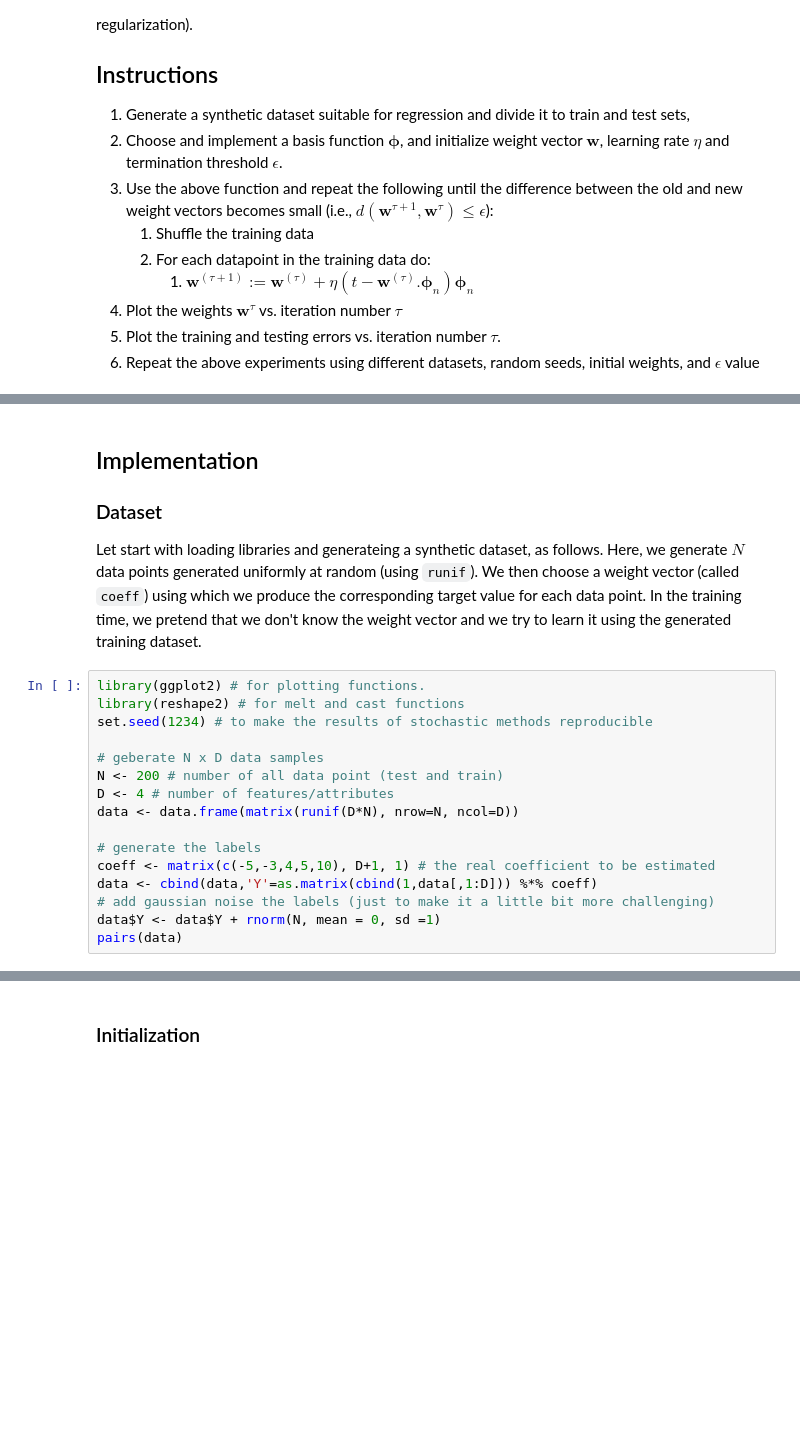
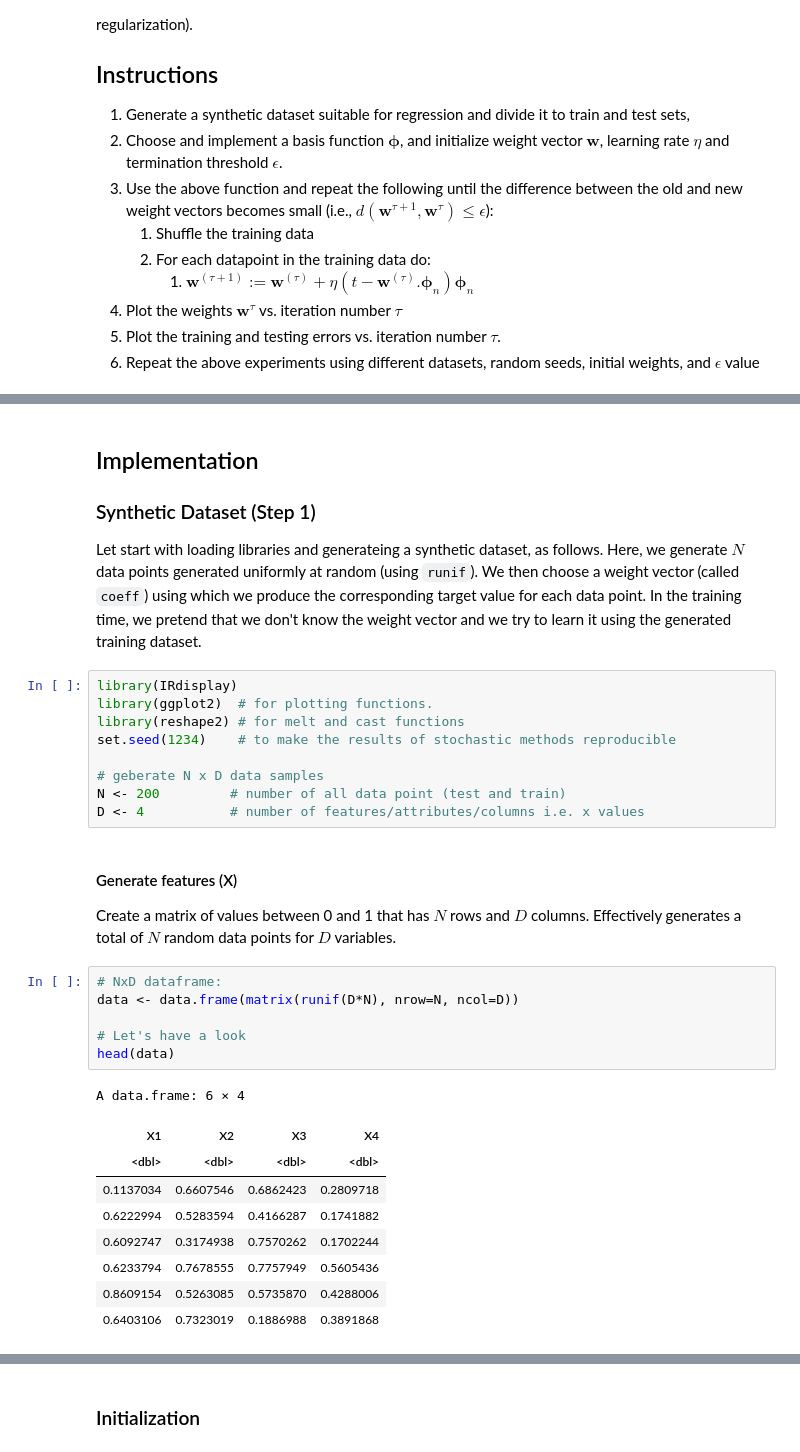
Before and after one commit to borhan-kazimipour/FIT5201, a Jupyter notebook: Activity2/Activity.2.1.ipynb, the cells around one changed output, grey strips where cells are left out. Drawn from its saved outputs; the diff is of its cells as text; blank space fills up the shorter version.

```diff
--- a/Activity2/Activity.2.1.ipynb
+++ b/Activity2/Activity.2.1.ipynb
@@ -24,20 +37,32 @@ In this activity you learn how to use an optimization algorithm, called Stochast
 # %% [markdown]
 ## Implementation
-### Dataset
+### Synthetic Dataset (Step 1)
 Let start with loading libraries and generateing a synthetic dataset, as follows. Here, we generate $N$ data points generated uniformly at random (using `runif`). We then choose a weight vector (called `coeff`) using which we produce the corresponding target value for each data point.  In the training time, we pretend that we don't know the weight vector and we try to learn it using the generated training dataset.
 # %%
-library(ggplot2) # for plotting functions.
+library(IRdisplay)
+library(ggplot2)  # for plotting functions.
 library(reshape2) # for melt and cast functions
-set.seed(1234) # to make the results of stochastic methods reproducible
+set.seed(1234)    # to make the results of stochastic methods reproducible
 
 # geberate N x D data samples
-N <- 200 # number of all data point (test and train)
-D <- 4 # number of features/attributes
-data <- data.frame(matrix(runif(D*N), nrow=N, ncol=D))
-
-# generate the labels
-coeff <- matrix(c(-5,-3,4,5,10), D+1, 1) # the real coefficient to be estimated
-data <- cbind(data,'Y'=as.matrix(cbind(1,data[,1:D])) %*% coeff)
-# add gaussian noise the labels (just to make it a little bit more challenging)
-data$Y <- data$Y + rnorm(N, mean = 0, sd =1)
-pairs(data)
+N <- 200         # number of all data point (test and train)
+D <- 4           # number of features/attributes/columns i.e. x values
+# %% [markdown]
+#### Generate features (X)
+Create a matrix of values between 0 and 1 that has $N$ rows and $D$ columns. Effectively generates a total of $N$ random data points for $D$ variables.
+# %%
+# NxD dataframe:
+data <- data.frame(matrix(runif(D*N), nrow=N, ncol=D))
+
+# Let's have a look
+head(data)
+# %% [output]
+A data.frame: 6 × 4
+| X1 | X2 | X3 | X4 |
+| <dbl> | <dbl> | <dbl> | <dbl> |
+| 0.1137034 | 0.6607546 | 0.6862423 | 0.2809718 |
+| 0.6222994 | 0.5283594 | 0.4166287 | 0.1741882 |
+| 0.6092747 | 0.3174938 | 0.7570262 | 0.1702244 |
+| 0.6233794 | 0.7678555 | 0.7757949 | 0.5605436 |
+| 0.8609154 | 0.5263085 | 0.5735870 | 0.4288006 |
+| 0.6403106 | 0.7323019 | 0.1886988 | 0.3891868 |
```
Also changed, not shown: parts of 39 cells of this notebook.
